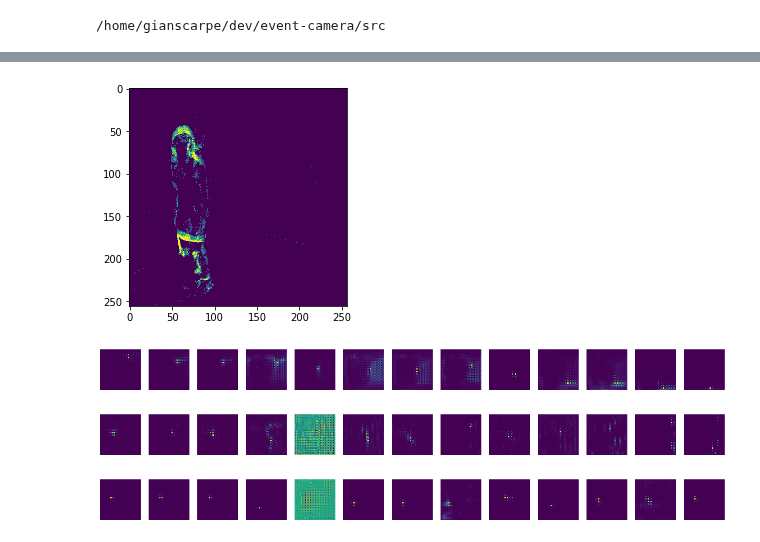
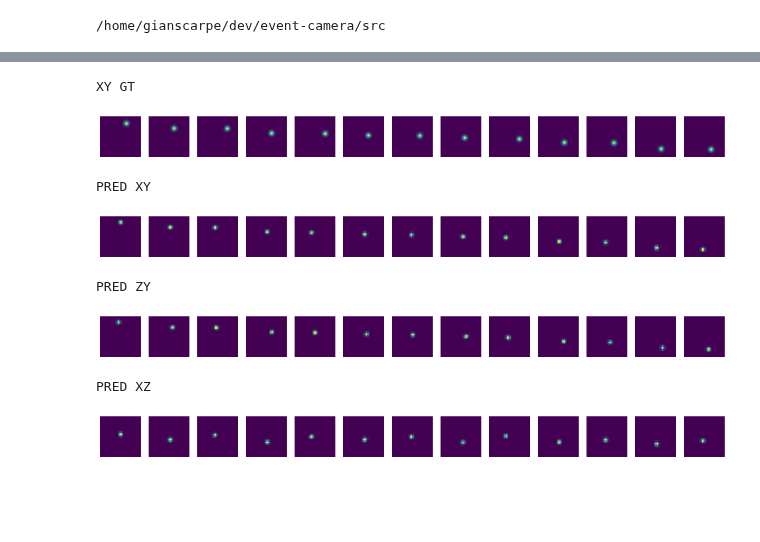
Before and after one commit to gianscarpe/event-based-monocular-hpe, a Jupyter notebook: src/notebooks/margipose.ipynb, the cells around one changed output, grey strips where cells are left out. Cells and saved outputs as stored; diff of their text form; code cells hidden in the pictures; blank space fills up the shorter version.

```diff
--- a/src/notebooks/margipose.ipynb
+++ b/src/notebooks/margipose.ipynb
@@ -24,6 +22,8 @@ aug = Compose([CenterCrop(256, 256), ToTensor()])
 # %%
+aug = Compose([CenterCrop(256, 256), ToTensor()])
 data_dir = '/data/dhp19/time_count_dataset/movements_per_frame'
 labels_dir = "/data/dhp19/time_count_dataset/labels_full_joints/"
+exp_dir = '/home/gianscarpe/dev/exps/timecount_pose/exps_MargiPoseModel'
 test_subjects = [1, 2, 3, 4, 5]
 cams = [3]
 
@@ -31,4 +31,3 @@ batch_size = 16
 
 hparams = DictConfig({'data_dir': data_dir, 'save_split':False, 'labels_dir' :
                       labels_dir, 'test_subjects':test_subjects, 'split_at':0.8, 'cams': cams})
-params = get_dataset_params(hparams)
@@ -67,11 +55,12 @@ import experimenting.models as models
 import os
 import experimenting.models.metrics as metrics
 import experimenting.models.losses as losses
-from experimenting.utils import get_joints_from_heatmap, average_loss, decompose_projection_matrix
+from experimenting.utils import get_joints_from_heatmap, average_loss, decompose_projection_matrix, plot_skeleton_3d
+import experimenting.utils.cv_helpers as utils
 
-#exp_name = 'exps_HourglassModel/exp_Adam_0.0003_no_aug_05-25-12-57'
-exp_name = 'exps_MargiPoseModel/exp_Adam_0.0003_center_crop_06-16-10-20'
-checkpoint_dir = f'/home/gianscarpe/dev/exps/timecount_pose/{exp_name}/checkpoints'
+
+exp_name = exps[-1]
+checkpoint_dir = os.path.join(exp_name, 'checkpoints')
 checkpoints = sorted(os.listdir(checkpoint_dir))
 checkpoint_path = os.path.join(checkpoint_dir, checkpoints[0])
 model = models.MargiposeEstimator.load_from_checkpoint(checkpoint_path)
@@ -103,17 +74,36 @@ utils = reload(utils)
-# %%
-frame = 0
-plt.imshow(x[frame].squeeze())
-# XY
-plot_heatmap(preds[0][-1][frame])
-
-# ZY
-plot_heatmap(preds[1][-1][frame])
-
-# XZ
-plot_heatmap(preds[2][-1][frame])
-# %% [output]
-[figure, removed]
-[figure, removed]
-[figure, removed]
-[figure, removed]
+# %%
+idx = 0
+
+y_sample = np.load(d.labels[d.x_indexes[0]])
+x_sample, _ = d[idx]
+
+with torch.no_grad():
+    preds = model(x_sample.unsqueeze(0))
+
+#plt.imshow(x_sample.squeeze())
+# HM gt
+print("XY GT")
+hms = utils.get_heatmap(y_sample['joints'].swapaxes(1, 0), y_sample['mask'], 256, 256, 13)
+plot_heatmap(hms.swapaxes(-1, 0))
+
+# XY
+print("PRED XY")
+plot_heatmap(preds[0][-1][0])
+
+# ZY
+print("PRED ZY")
+plot_heatmap(preds[1][-1][0])
+
+# XZ
+print("PRED XZ")
+plot_heatmap(preds[2][-1][0])
+# %% [output]
+XY GT
+[figure, added]
+PRED XY
+[figure, added]
+PRED ZY
+[figure, added]
+PRED XZ
+[figure, added]
 # %%
```
Also changed, not shown: parts of 24 cells of this notebook, 17 other files.
